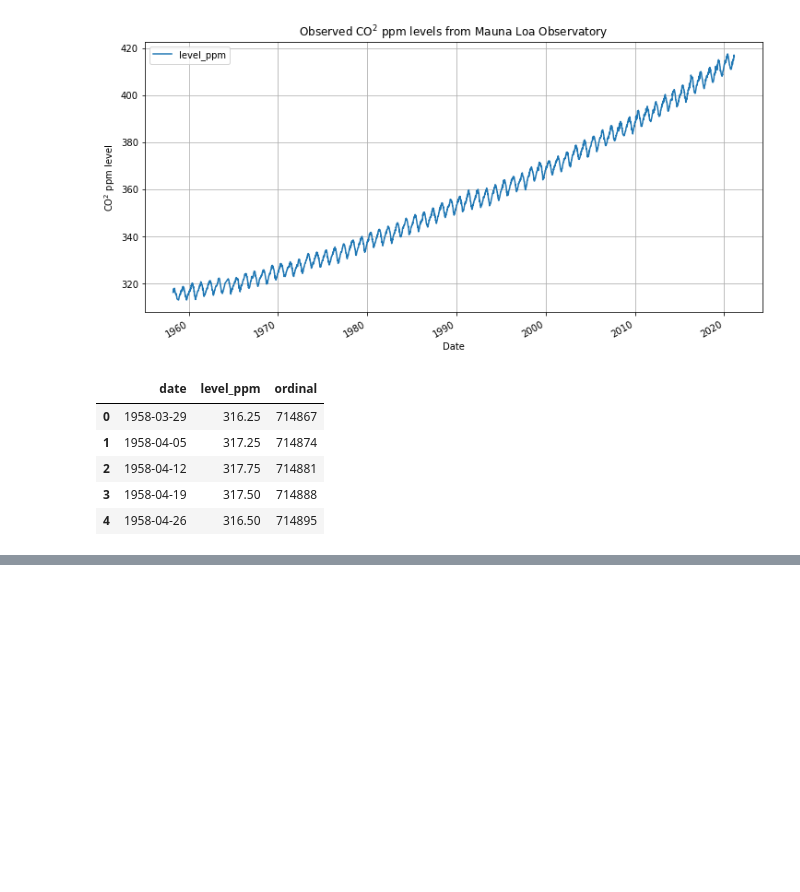
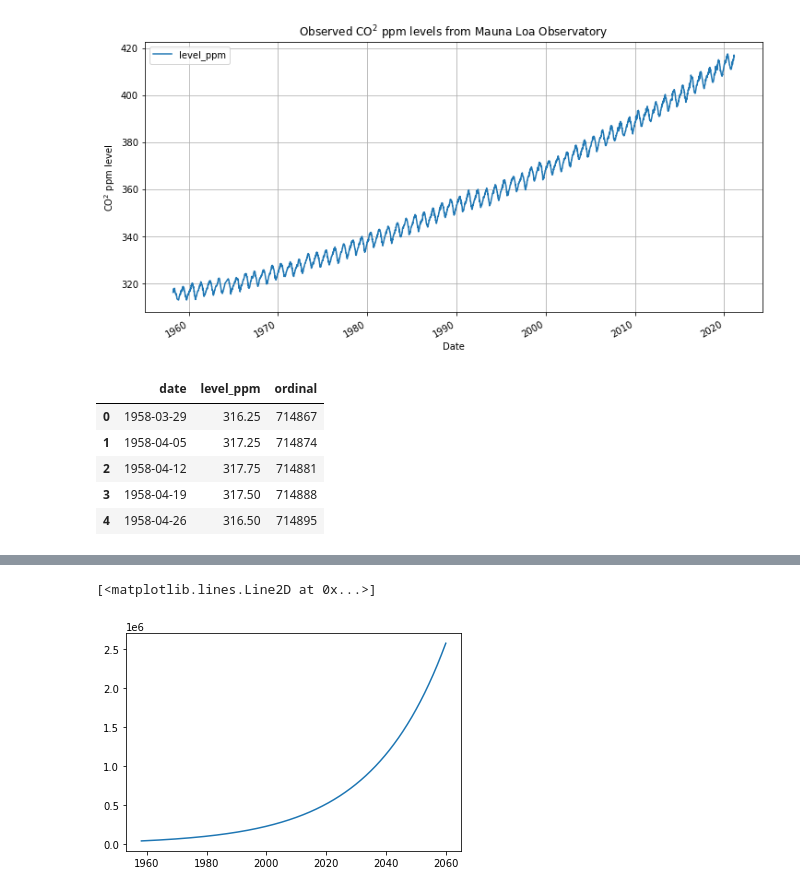
Before and after one commit to Inventrohyder/cs146, a Jupyter notebook: Assignments/final-project/notebook.ipynb, the cells around one changed output, grey strips where cells are left out. Saved outputs shown, nothing was run; the diff lists cells and outputs as text; code cells hidden in the pictures; blank space fills up the shorter version.

```diff
--- a/Assignments/final-project/notebook.ipynb
+++ b/Assignments/final-project/notebook.ipynb
@@ -244,0 +252,8 @@ ax.legend()
+# %%
+# model_predictions = 200 + 0.0001* 2**(0.0001* to_predict + -53)
+# model_predictions=good_t_intercept + good_t_coef*np.exp(good_c2 * to_predict*stan_data['scalingFactor']) + good_c3 * np.cos(2 * np.pi * to_predict / 365.25 + good_c4)
+model_predictions = good_t_intercept + good_a * good_b**(good_c* to_predict*0.1 + good_d) + good_c2 * np.cos(2 * np.pi * to_predict / 365.25 + good_c3)
+plt.plot(to_predict_dates, model_predictions, label="Model")
+# %% [output]
+[<matplotlib.lines.Line2D at 0x...>]
+[figure, added]
```
Also changed, not shown: parts of 11 cells of this notebook, 4 other files.
